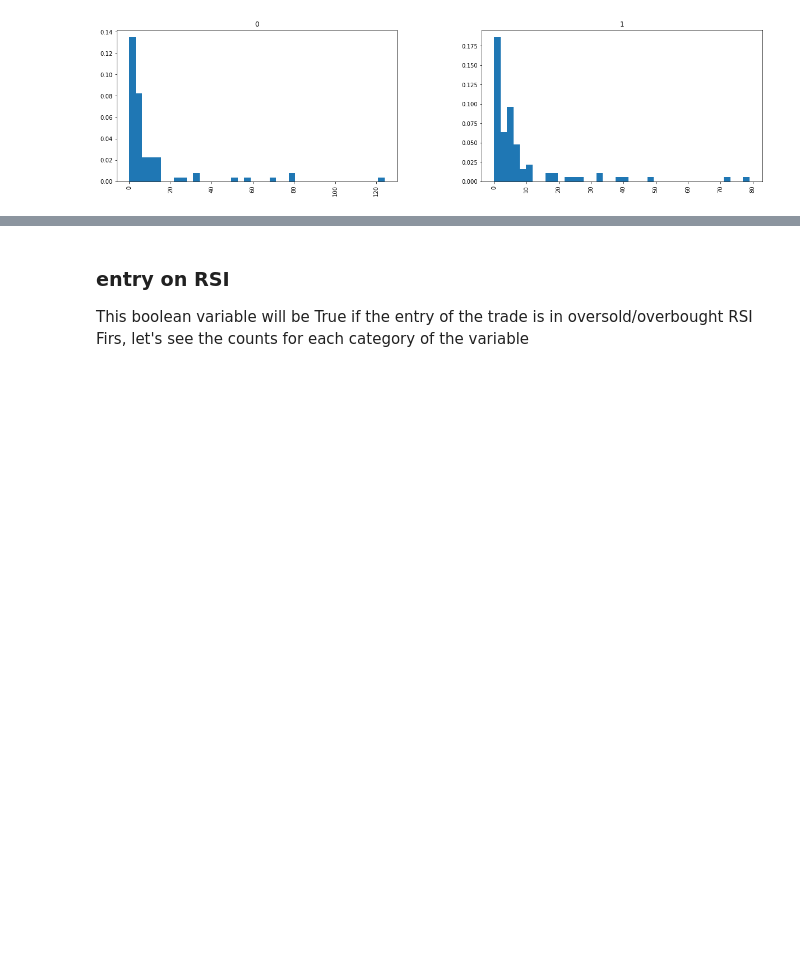
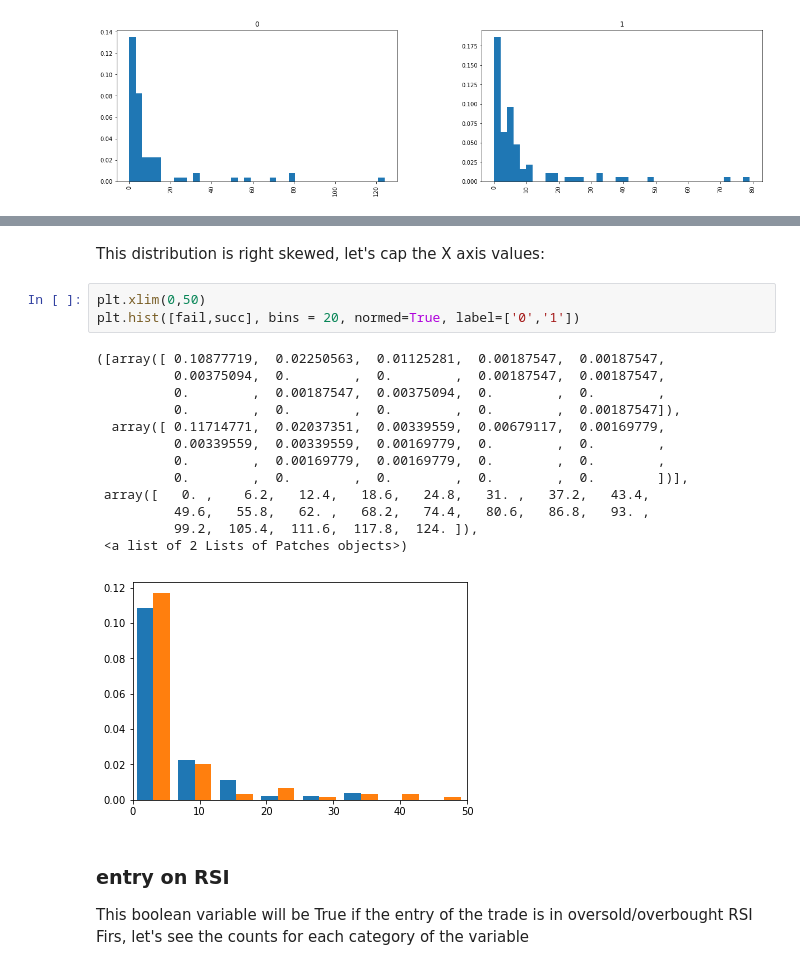
Before and after one commit to FOREXfunguru/FOREX, a Jupyter notebook: notebooks/Binary_classifier_cont_trades.ipynb, the cells around one changed output, grey strips where cells are left out. Cells and saved outputs as stored; diff of their text form; blank space fills up the shorter version.

```diff
--- a/notebooks/Binary_classifier_cont_trades.ipynb
+++ b/notebooks/Binary_classifier_cont_trades.ipynb
@@ -254,3 +284,22 @@ array([<matplotlib.axes._subplots.AxesSubplot object at 0x...>,
+# %% [markdown]
+This distribution is right skewed, let's cap the X axis values:
+# %%
+plt.xlim(0,50)
+plt.hist([fail,succ], bins = 20, normed=True, label=['0','1'])
+# %% [output]
+([array([ 0.10877719,  0.02250563,  0.01125281,  0.00187547,  0.00187547,
+          0.00375094,  0.        ,  0.        ,  0.00187547,  0.00187547,
+          0.        ,  0.00187547,  0.00375094,  0.        ,  0.        ,
+          0.        ,  0.        ,  0.        ,  0.        ,  0.00187547]),
+  array([ 0.11714771,  0.02037351,  0.00339559,  0.00679117,  0.00169779,
+          0.00339559,  0.00339559,  0.00169779,  0.        ,  0.        ,
+          0.        ,  0.00169779,  0.00169779,  0.        ,  0.        ,
+          0.        ,  0.        ,  0.        ,  0.        ,  0.        ])],
+ array([   0. ,    6.2,   12.4,   18.6,   24.8,   31. ,   37.2,   43.4,
+          49.6,   55.8,   62. ,   68.2,   74.4,   80.6,   86.8,   93. ,
+          99.2,  105.4,  111.6,  117.8,  124. ]),
+ <a list of 2 Lists of Patches objects>)
+[figure, added]
 # %% [markdown]
 ### entry on RSI
 This boolean variable will be True if the entry of the trade is in oversold/overbought RSI
```
Also changed, not shown: parts of 5 cells of this notebook.
